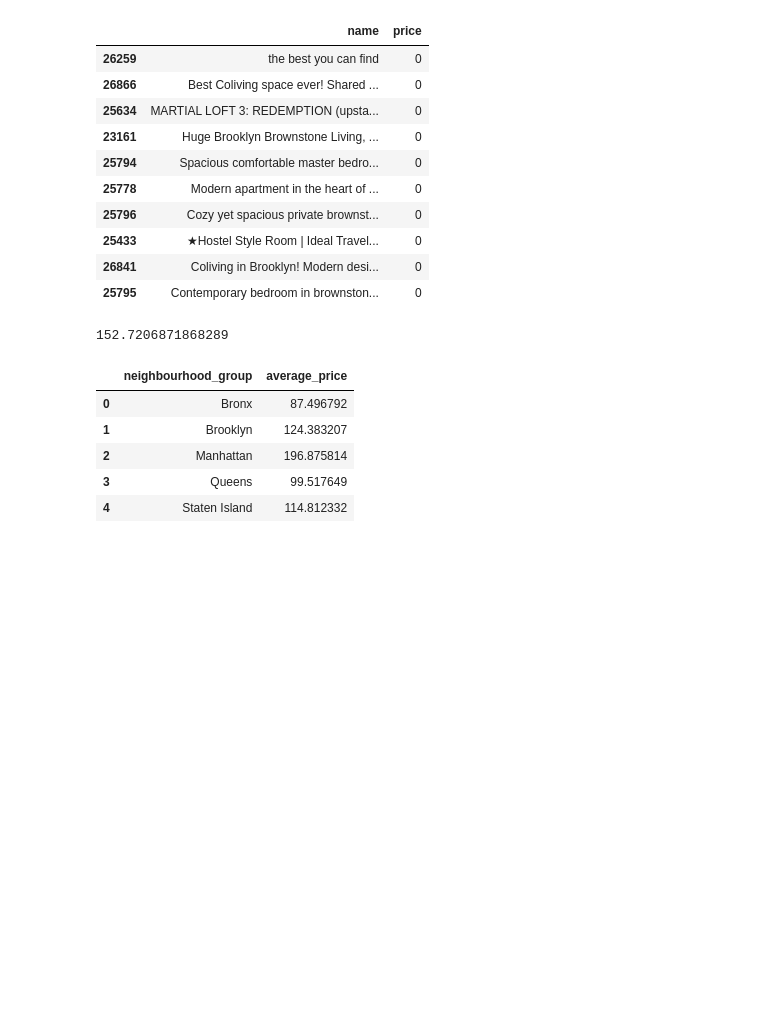
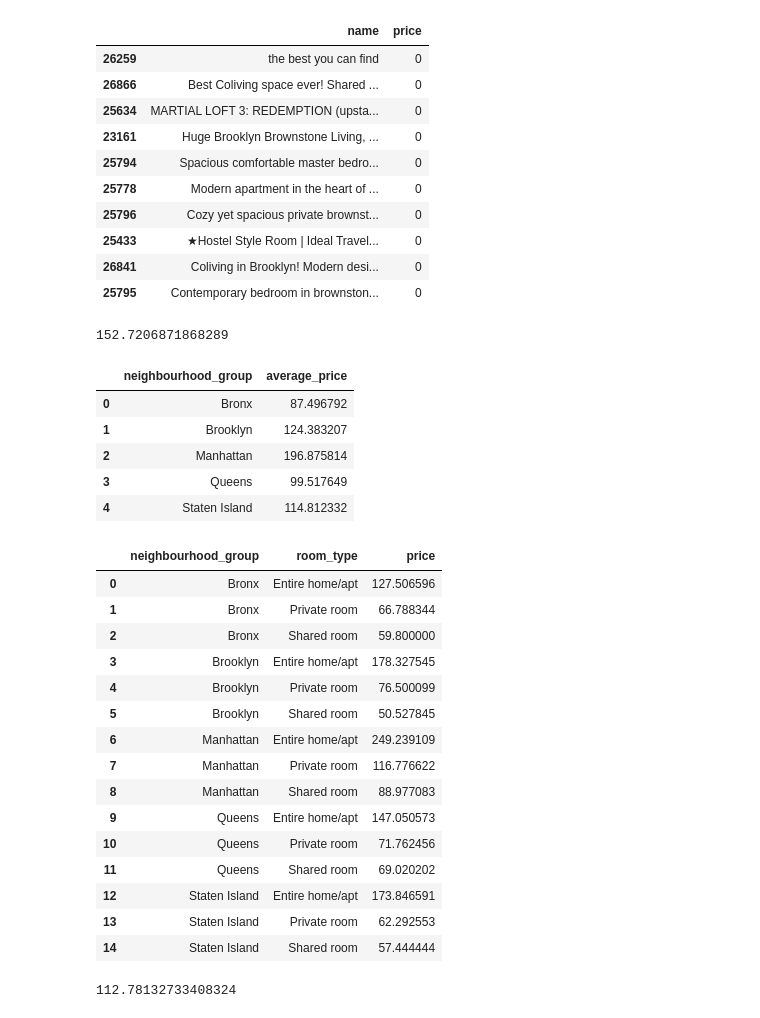
Before and after one commit to mgbhat97/Airbnb-Booking-EDA, a Jupyter notebook: Airbnb_Bookings_Analysis_Capstone_Project.ipynb, the cells around one changed output. Saved outputs shown, nothing was run; the diff lists cells and outputs as text; code cells hidden in the pictures; blank space fills up the shorter version.

```diff
--- a/Airbnb_Bookings_Analysis_Capstone_Project.ipynb
+++ b/Airbnb_Bookings_Analysis_Capstone_Project.ipynb
@@ -159,3 +159,24 @@ avg_price_ngb_df.rename(columns={'price':'average_price'})
 | 2 | Manhattan | 196.875814 |
 | 3 | Queens | 99.517649 |
 | 4 | Staten Island | 114.812332 |
+# %%
+avg_room_price_ngb_df = df.groupby(['neighbourhood_group','room_type'])['price'].mean().reset_index()
+# %%
+avg_room_price_ngb_df
+# %% [output]
+|  | neighbourhood_group | room_type | price |
+| 0 | Bronx | Entire home/apt | 127.506596 |
+| 1 | Bronx | Private room | 66.788344 |
+| 2 | Bronx | Shared room | 59.800000 |
+| 3 | Brooklyn | Entire home/apt | 178.327545 |
+| 4 | Brooklyn | Private room | 76.500099 |
+| 5 | Brooklyn | Shared room | 50.527845 |
+| 6 | Manhattan | Entire home/apt | 249.239109 |
+| 7 | Manhattan | Private room | 116.776622 |
+| 8 | Manhattan | Shared room | 88.977083 |
+| 9 | Queens | Entire home/apt | 147.050573 |
+| 10 | Queens | Private room | 71.762456 |
+| 11 | Queens | Shared room | 69.020202 |
+| 12 | Staten Island | Entire home/apt | 173.846591 |
+| 13 | Staten Island | Private room | 62.292553 |
+| 14 | Staten Island | Shared room | 57.444444 |
@@ -161,0 +185,5 @@ avg_price_ngb_df.rename(columns={'price':'average_price'})
+# %%
+# Overall average availability of rooms
+df['availability_365'].mean()
+# %% [output]
+112.78132733408324
```
Also changed, not shown: parts of 8 cells of this notebook.
